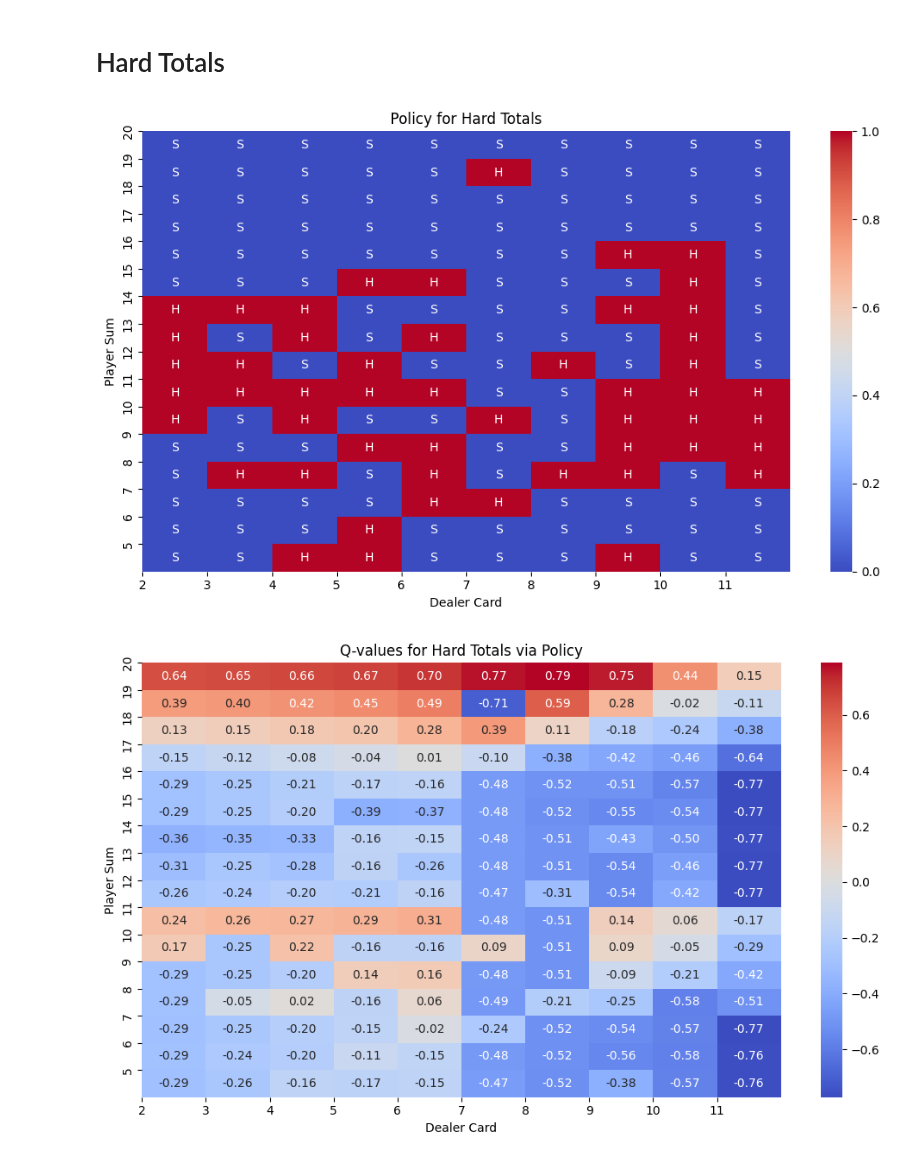
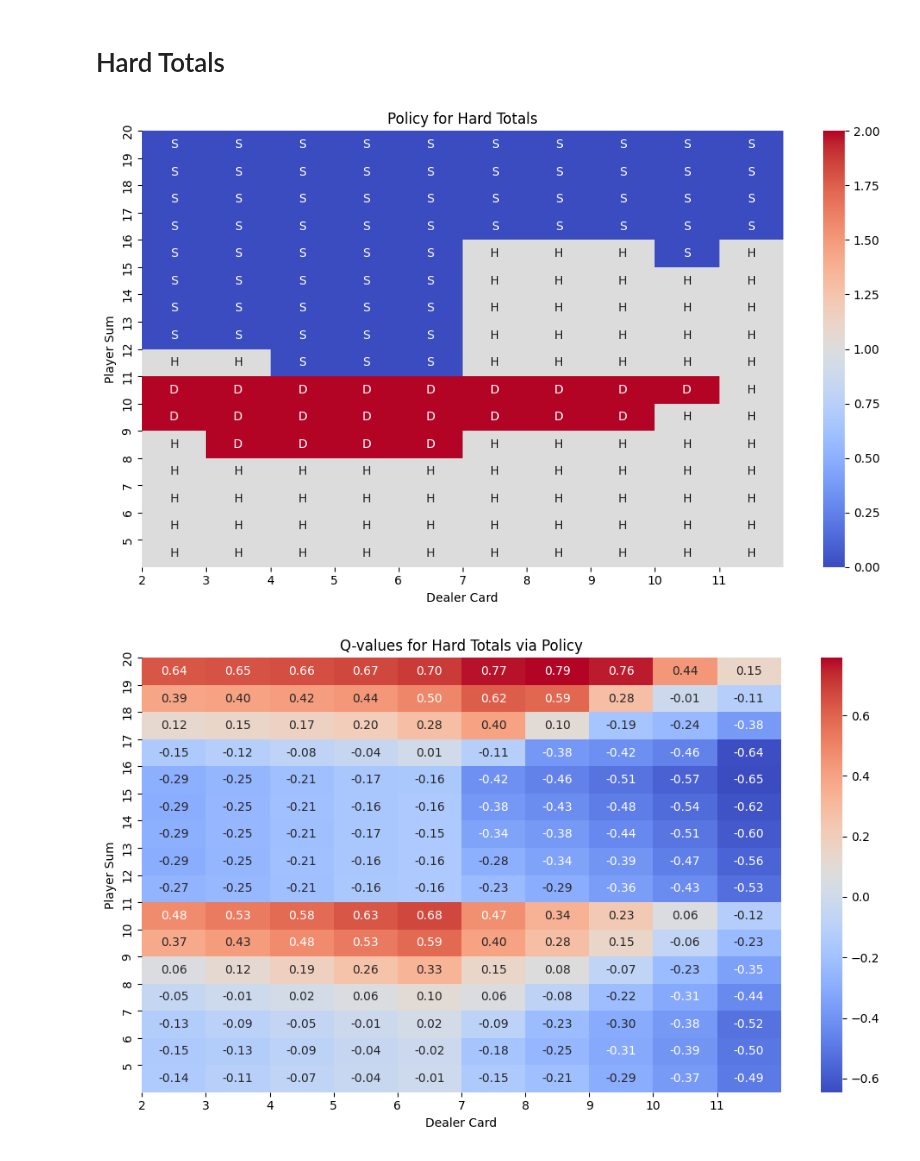
Before and after one commit to Horizon-42/black_jack, a Jupyter notebook: analysis.ipynb, the cells around one changed output. Saved outputs shown, nothing was run; the diff lists cells and outputs as text; code cells hidden in the pictures.

```diff
--- a/analysis.ipynb
+++ b/analysis.ipynb
@@ -74,7 +75,7 @@ plot_policy_and_Q(Q,policy, ChartName.SoftTotals, can_double=False)
 # %% [markdown]
 # Hard Totals
 # %%
-plot_policy_and_Q(Q, policy, ChartName.HardTotals,can_double=False)
+plot_policy_and_Q(Q, policy, ChartName.HardTotals,can_double=True)
 # %% [output]
-[figure, old version]
+[figure, new version]
-[figure, old version]
+[figure, new version]
```
Also changed, not shown: parts of 2 cells of this notebook, 2 other files.
